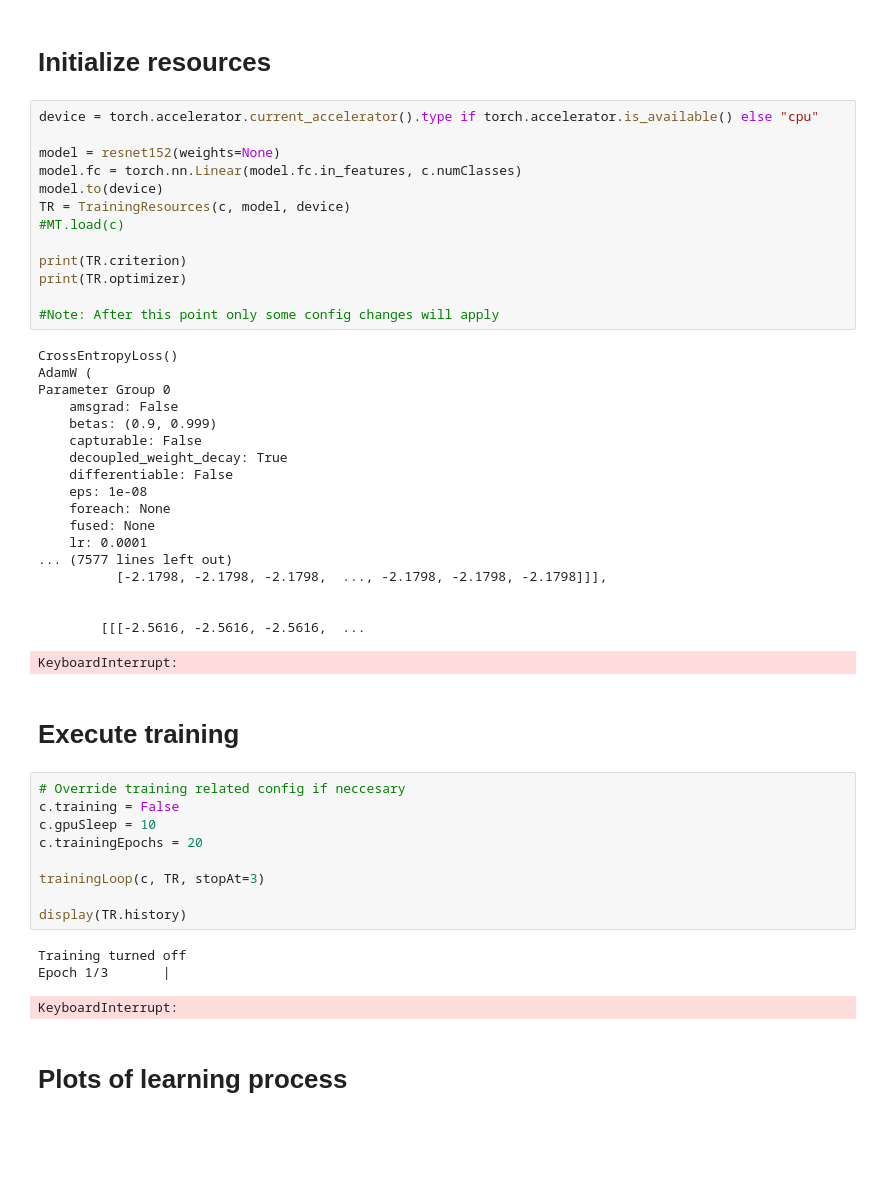
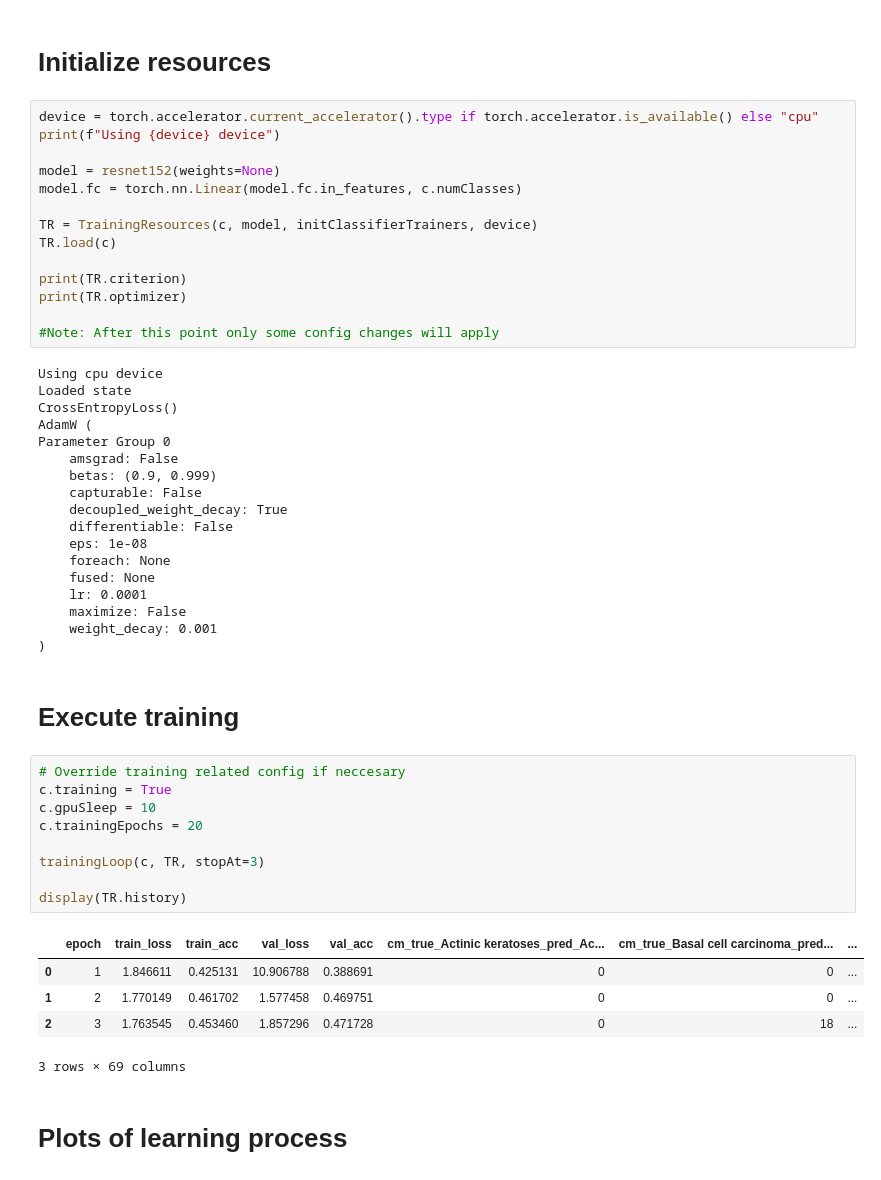
Before and after one commit to CsutiTheOne/Medical_Data_Processing, a Jupyter notebook: 0_boilerplate.ipynb, the cells around one changed output. Drawn from its saved outputs; the diff is of its cells as text; blank space fills up the shorter version.

```diff
--- a/0_boilerplate.ipynb
+++ b/0_boilerplate.ipynb
@@ -29,18 +31,21 @@ c.weightDecay  = 1e-3
 # Initialize resources
 # %%
 device = torch.accelerator.current_accelerator().type if torch.accelerator.is_available() else "cpu"
+print(f"Using {device} device")
 
 model = resnet152(weights=None)
 model.fc = torch.nn.Linear(model.fc.in_features, c.numClasses)
-model.to(device)
-TR = TrainingResources(c, model, device)
-#MT.load(c)
+
+TR = TrainingResources(c, model, initClassifierTrainers, device)
+TR.load(c)
 
 print(TR.criterion)
 print(TR.optimizer)
 
 #Note: After this point only some config changes will apply
 # %% [output]
+Using cpu device
+Loaded state
 CrossEntropyLoss()
 AdamW (
 Parameter Group 0
@@ -53,26 +58,25 @@ Parameter Group 0
     foreach: None
     fused: None
     lr: 0.0001
-... (7577 lines left out)
-          [-2.1798, -2.1798, -2.1798,  ..., -2.1798, -2.1798, -2.1798]]],
-
-
-        [[[-2.5616, -2.5616, -2.5616,  ...
+    maximize: False
+    weight_decay: 0.001
+)
-KeyboardInterrupt:
 # %% [markdown]
 # Execute training
 # %%
 # Override training related config if neccesary
-c.training = False
+c.training = True
 c.gpuSleep = 10
 c.trainingEpochs = 20
 
 trainingLoop(c, TR, stopAt=3)
 
 display(TR.history)
 # %% [output]
+|  | epoch | train_loss | train_acc | val_loss | val_acc | cm_true_Actinic keratoses_pred_Ac... | cm_true_Basal cell carcinoma_pred... | ... |
+| 0 | 1 | 1.846611 | 0.425131 | 10.906788 | 0.388691 | 0 | 0 | ... |
+| 1 | 2 | 1.770149 | 0.461702 | 1.577458 | 0.469751 | 0 | 0 | ... |
+| 2 | 3 | 1.763545 | 0.453460 | 1.857296 | 0.471728 | 0 | 18 | ... |
-Training turned off
-Epoch 1/3       |
+3 rows × 69 columns
-KeyboardInterrupt:
 # %% [markdown]
 # Plots of learning process
```
Also changed, not shown: parts of 8 cells of this notebook, 6 other files.
